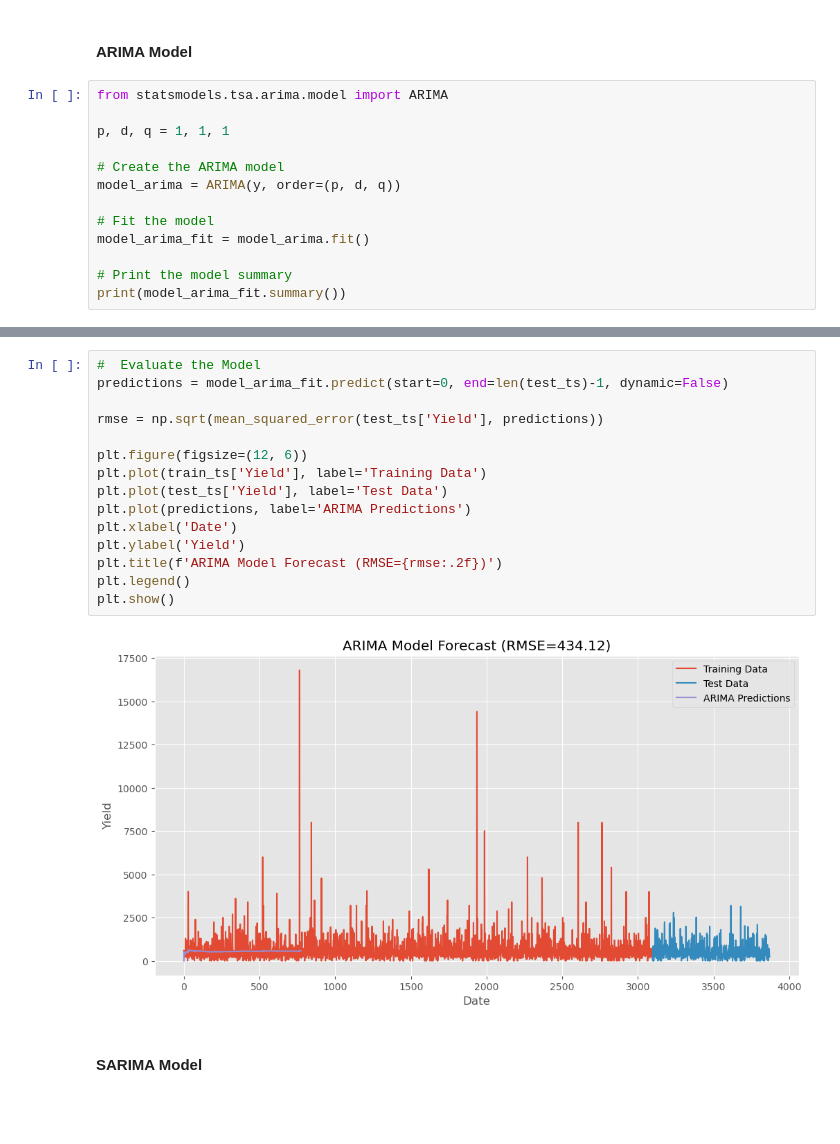
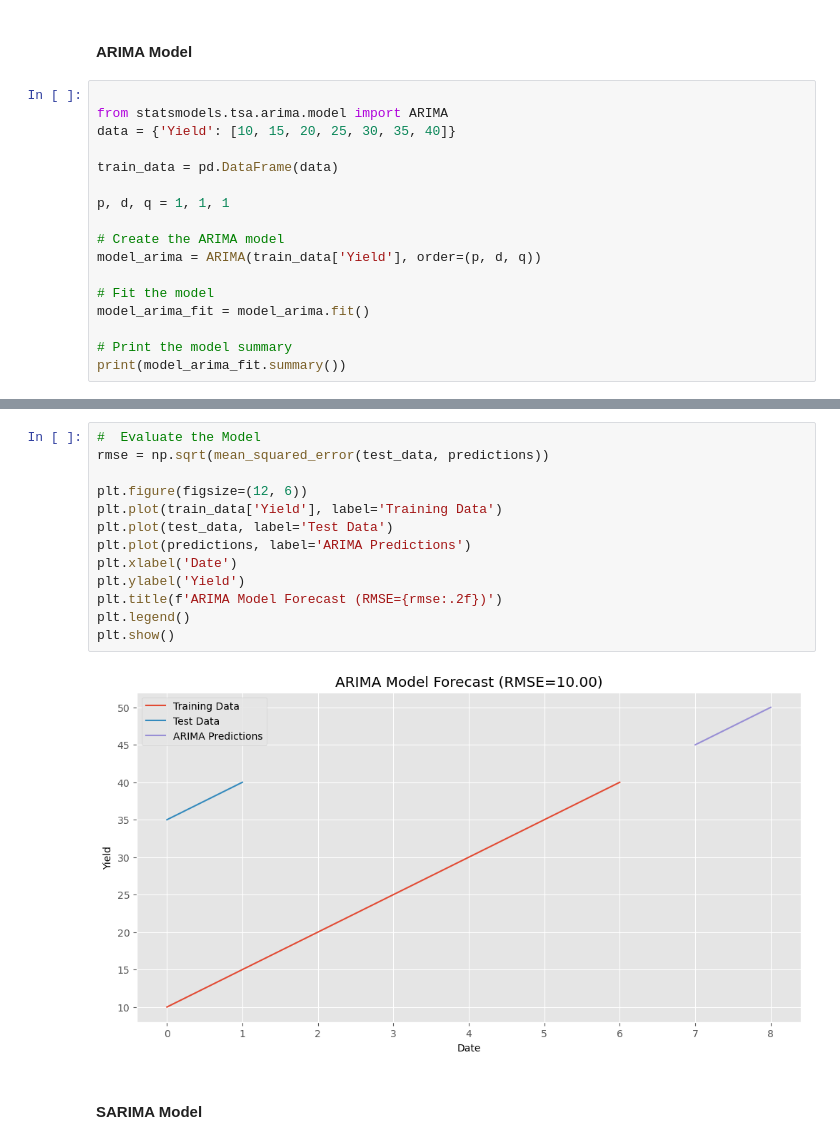
Before and after one commit to JOHNMARK-cmd/phase5project, a Jupyter notebook: GROUP-SIX (2).ipynb, the cells around one changed output, grey strips where cells are left out. Cells and saved outputs as stored; diff of their text form; blank space fills up the shorter version.

```diff
--- a/GROUP-SIX (2).ipynb
+++ b/GROUP-SIX (2).ipynb
@@ -1002,12 +965,16 @@ plt.show()
 # %% [markdown]
 ####  ARIMA Model
 # %%
+
 from statsmodels.tsa.arima.model import ARIMA
+data = {'Yield': [10, 15, 20, 25, 30, 35, 40]}
+
+train_data = pd.DataFrame(data)
 
 p, d, q = 1, 1, 1
 
 # Create the ARIMA model
-model_arima = ARIMA(y, order=(p, d, q))
+model_arima = ARIMA(train_data['Yield'], order=(p, d, q))
 
 # Fit the model
 model_arima_fit = model_arima.fit()
@@ -1034,21 +1001,19 @@ Warnings:
 [1] Covariance matrix calculated using the outer product of gradients (complex-step).
 # %%
 #  Evaluate the Model
-predictions = model_arima_fit.predict(start=0, end=len(test_ts)-1, dynamic=False)
-
-rmse = np.sqrt(mean_squared_error(test_ts['Yield'], predictions))
+rmse = np.sqrt(mean_squared_error(test_data, predictions))
 
 plt.figure(figsize=(12, 6))
-plt.plot(train_ts['Yield'], label='Training Data')
-plt.plot(test_ts['Yield'], label='Test Data')
+plt.plot(train_data['Yield'], label='Training Data')
+plt.plot(test_data, label='Test Data')
 plt.plot(predictions, label='ARIMA Predictions')
 plt.xlabel('Date')
 plt.ylabel('Yield')
 plt.title(f'ARIMA Model Forecast (RMSE={rmse:.2f})')
 plt.legend()
 plt.show()
 # %% [output]
-[figure, old version]
+[figure, new version]
 # %% [markdown]
 ####  SARIMA Model
 # %%
```
Also changed, not shown: parts of 64 cells of this notebook.
